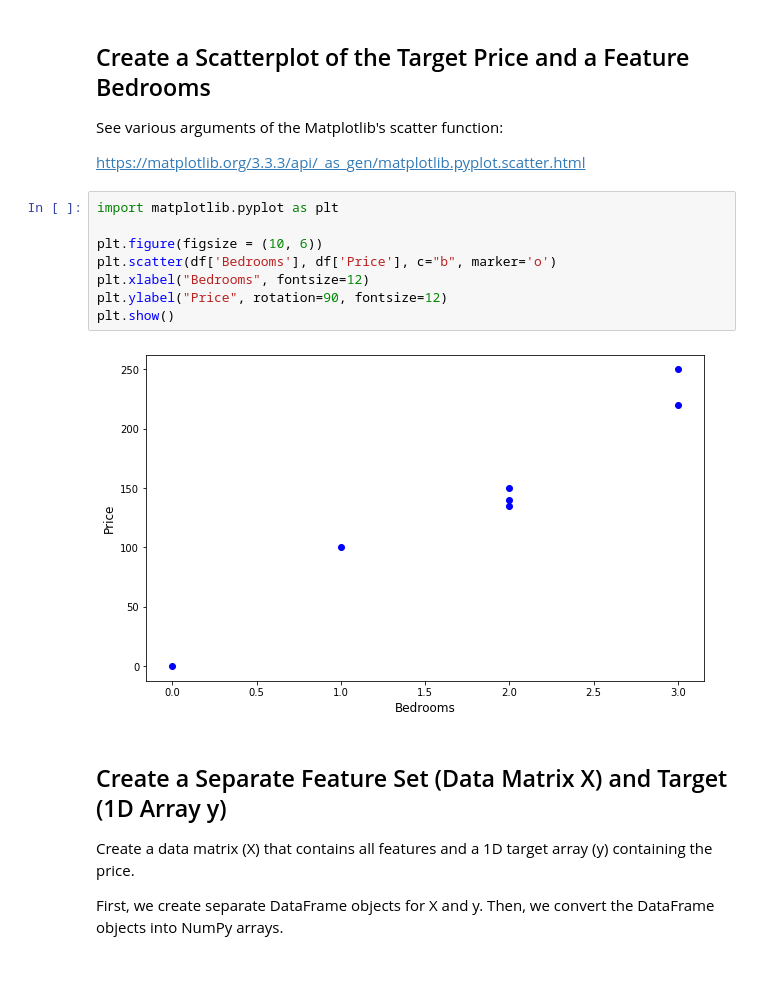
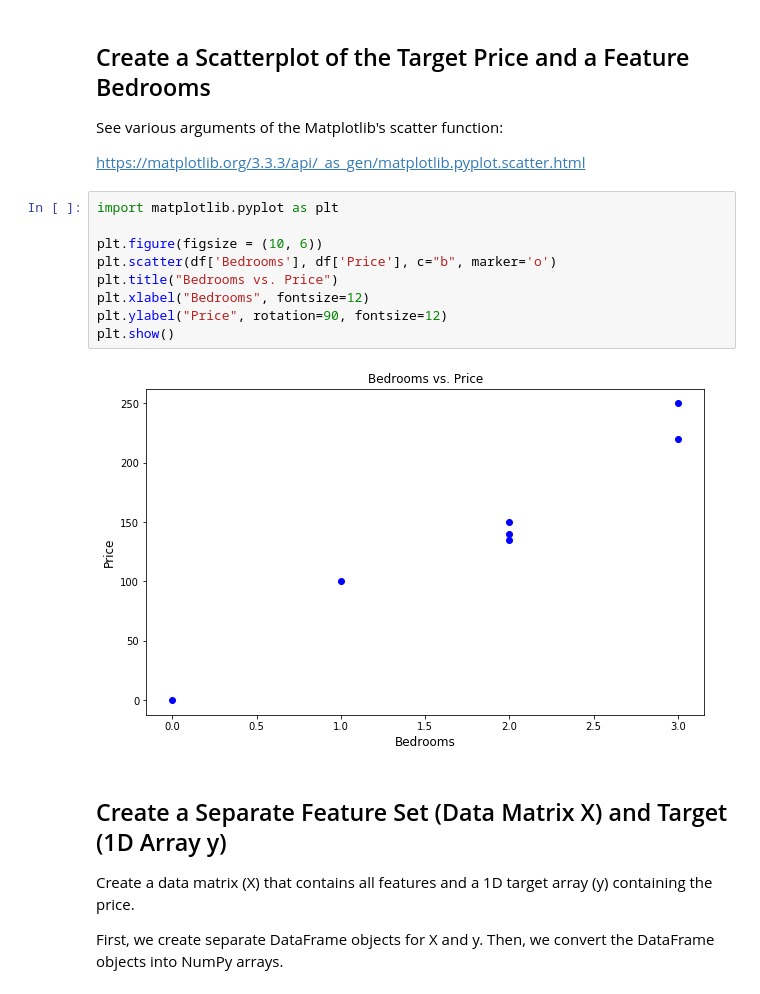
Before and after one commit to rhasanbd/Pandas-A-Very-Brief-Introduction-to-Data-Exploration, a Jupyter notebook: Pandas-1-Very Brief Introduction for Data Exploration.ipynb, the cells around one changed output. Drawn from its saved outputs; the diff is of its cells as text.

```diff
--- a/Pandas-1-Very Brief Introduction for Data Exploration.ipynb
+++ b/Pandas-1-Very Brief Introduction for Data Exploration.ipynb
@@ -413,13 +415,14 @@ https://matplotlib.org/3.3.3/api/_as_gen/matplotlib.pyplot.scatter.html
 # %%
 import matplotlib.pyplot as plt
 
 plt.figure(figsize = (10, 6))
 plt.scatter(df['Bedrooms'], df['Price'], c="b", marker='o')
+plt.title("Bedrooms vs. Price")
 plt.xlabel("Bedrooms", fontsize=12)
 plt.ylabel("Price", rotation=90, fontsize=12)
 plt.show()
 # %% [output]
-[figure, old version]
+[figure, new version]
 # %% [markdown]
 ## Create a Separate Feature Set (Data Matrix X) and Target (1D Array y)
 
```
Also changed, not shown: parts of 2 cells of this notebook.
